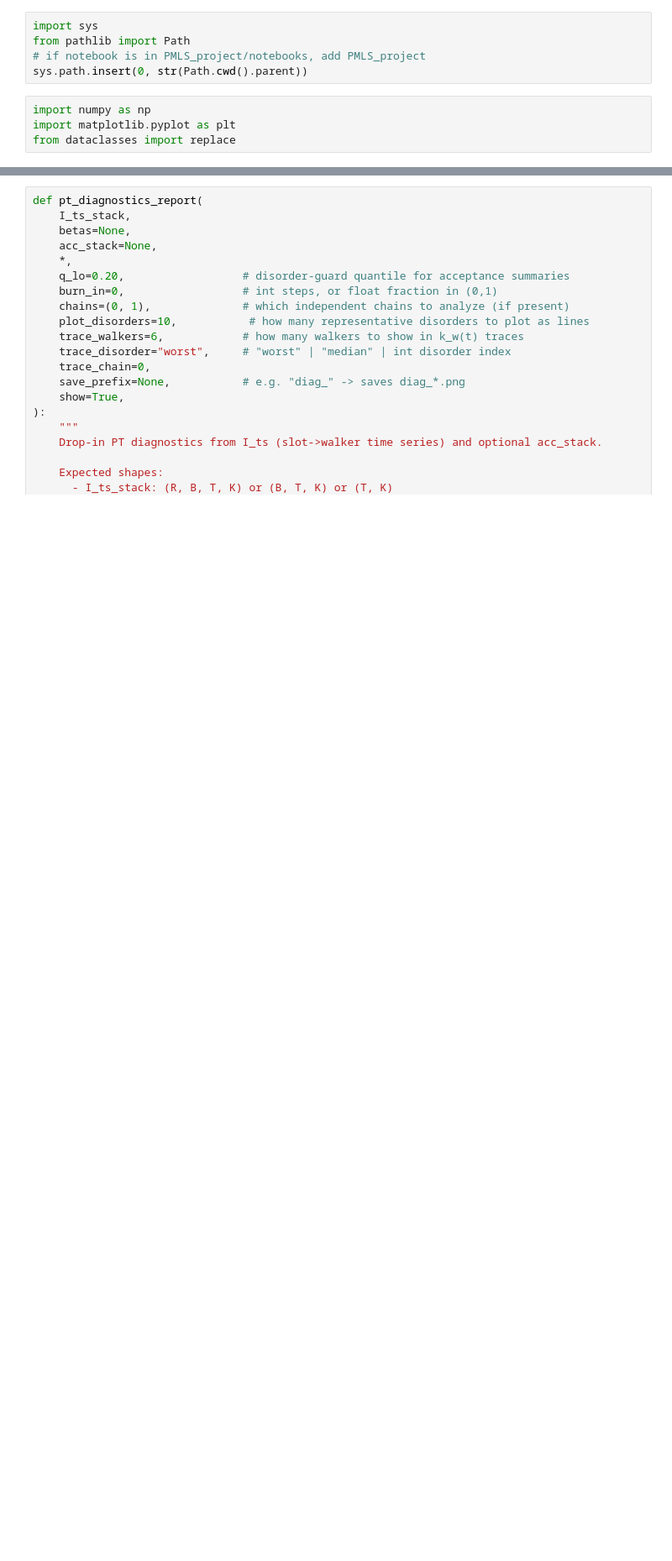
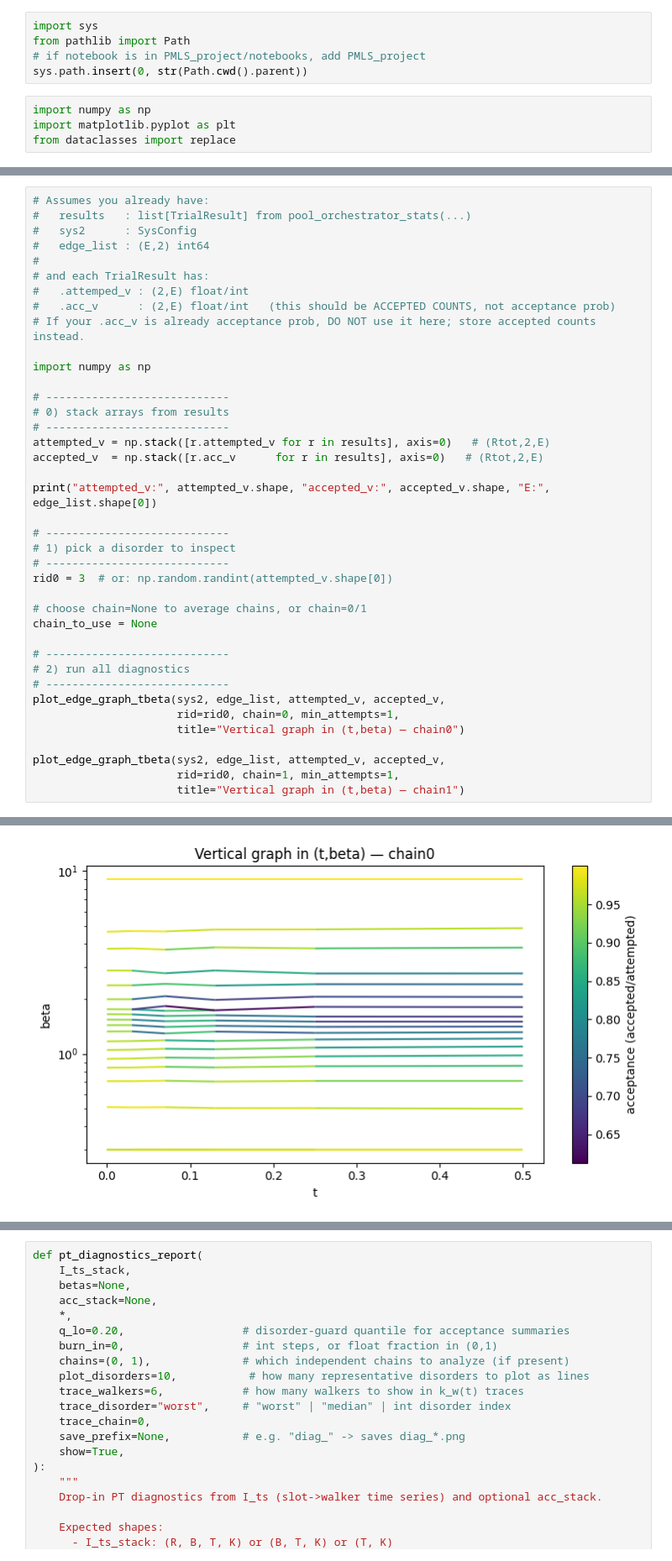
Before and after one commit to Ale-Neri-137/PMLS_project, a Jupyter notebook: notebook/Main2.ipynb, the cells around one changed output, grey strips where cells are left out. Shown at 84% size. Cells and saved outputs as stored; diff of their text form; blank space fills up the shorter version.

```diff
--- a/notebook/Main2.ipynb
+++ b/notebook/Main2.ipynb
@@ -58,0 +864,40 @@ acc_low= [56 46 42 40 43 43 41 41 37 38 38 44 46 27 34 53 20 21 21 26 18 28 22 8
+# %%
+# Assumes you already have:
+#   results   : list[TrialResult] from pool_orchestrator_stats(...)
+#   sys2      : SysConfig
+#   edge_list : (E,2) int64
+#
+# and each TrialResult has:
+#   .attemped_v : (2,E) float/int
+#   .acc_v      : (2,E) float/int   (this should be ACCEPTED COUNTS, not acceptance prob)
+# If your .acc_v is already acceptance prob, DO NOT use it here; store accepted counts instead.
+
+import numpy as np
+
+# ----------------------------
+# 0) stack arrays from results
+# ----------------------------
+attempted_v = np.stack([r.attempted_v for r in results], axis=0)   # (Rtot,2,E)
+accepted_v  = np.stack([r.acc_v      for r in results], axis=0)   # (Rtot,2,E)
+
+print("attempted_v:", attempted_v.shape, "accepted_v:", accepted_v.shape, "E:", edge_list.shape[0])
+
+# ----------------------------
+# 1) pick a disorder to inspect
+# ----------------------------
+rid0 = 3  # or: np.random.randint(attempted_v.shape[0])
+
+# choose chain=None to average chains, or chain=0/1
+chain_to_use = None
+
+# ----------------------------
+# 2) run all diagnostics
+# ----------------------------
+plot_edge_graph_tbeta(sys2, edge_list, attempted_v, accepted_v,
+                      rid=rid0, chain=0, min_attempts=1,
+                      title="Vertical graph in (t,beta) — chain0")
+
+plot_edge_graph_tbeta(sys2, edge_list, attempted_v, accepted_v,
+                      rid=rid0, chain=1, min_attempts=1,
+                      title="Vertical graph in (t,beta) — chain1")
+# %% [output]
@@ -58,0 +905 @@ acc_low= [56 46 42 40 43 43 41 41 37 38 38 44 46 27 34 53 20 21 21 26 18 28 22 8
+[figure, added]
```
Also changed, not shown: parts of 34 cells of this notebook, 3 other files.
